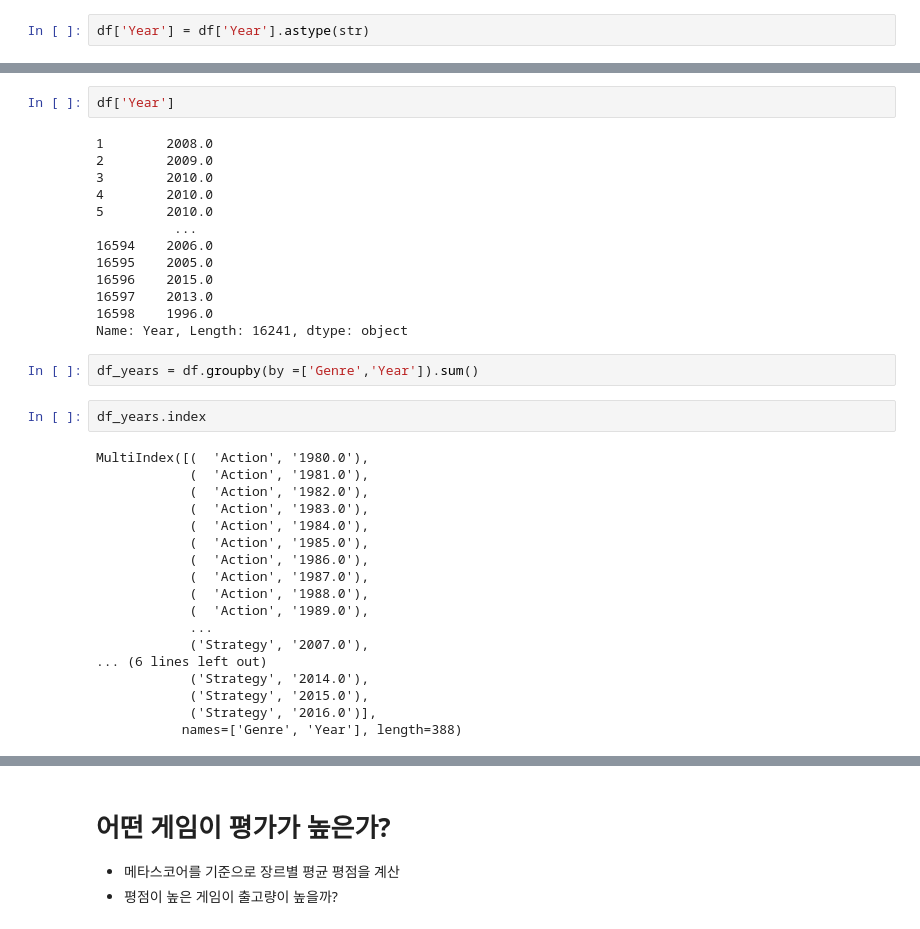
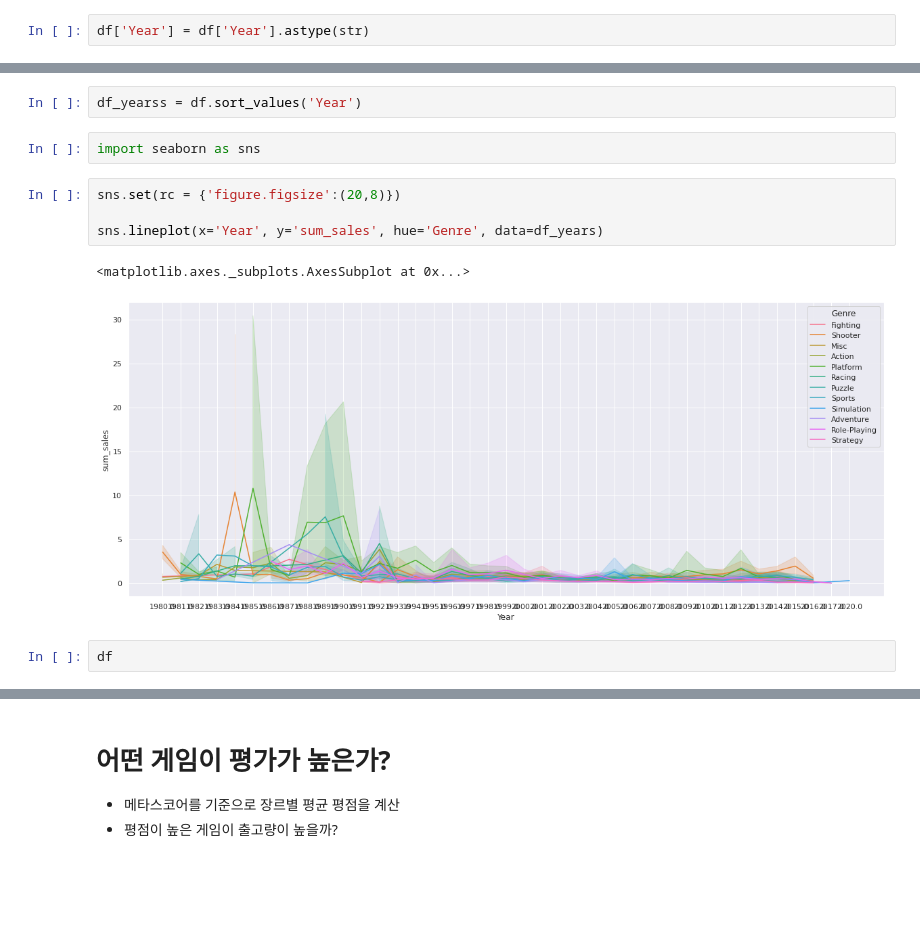
Before and after one commit to youngwoo3283/codestates_section1_project, a Jupyter notebook: section1_project.ipynb, the cells around one changed output, grey strips where cells are left out. Drawn from its saved outputs; the diff is of its cells as text; blank space fills up the shorter version.

```diff
--- a/section1_project.ipynb
+++ b/section1_project.ipynb
@@ -482,37 +505,13 @@ df['Year'] = df['Year'].astype(str)
+# %%
+df_yearss = df.sort_values('Year')
+# %%
+import seaborn as sns
+# %%
+sns.set(rc = {'figure.figsize':(20,8)})
+
+sns.lineplot(x='Year', y='sum_sales', hue='Genre', data=df_years)
+# %% [output]
+<matplotlib.axes._subplots.AxesSubplot at 0x...>
+[figure, added]
 # %%
-df['Year']
+df
-# %% [output]
-1        2008.0
-2        2009.0
-3        2010.0
-4        2010.0
-5        2010.0
-          ...
-16594    2006.0
-16595    2005.0
-16596    2015.0
-16597    2013.0
-16598    1996.0
-Name: Year, Length: 16241, dtype: object
-# %%
-df_years = df.groupby(by =['Genre','Year']).sum()
-# %%
-df_years.index
-# %% [output]
-MultiIndex([(  'Action', '1980.0'),
-            (  'Action', '1981.0'),
-            (  'Action', '1982.0'),
-            (  'Action', '1983.0'),
-            (  'Action', '1984.0'),
-            (  'Action', '1985.0'),
-            (  'Action', '1986.0'),
-            (  'Action', '1987.0'),
-            (  'Action', '1988.0'),
-            (  'Action', '1989.0'),
-            ...
-            ('Strategy', '2007.0'),
-... (6 lines left out)
-            ('Strategy', '2014.0'),
-            ('Strategy', '2015.0'),
-            ('Strategy', '2016.0')],
-           names=['Genre', 'Year'], length=388)
```
Also changed, not shown: parts of 5 cells of this notebook.
